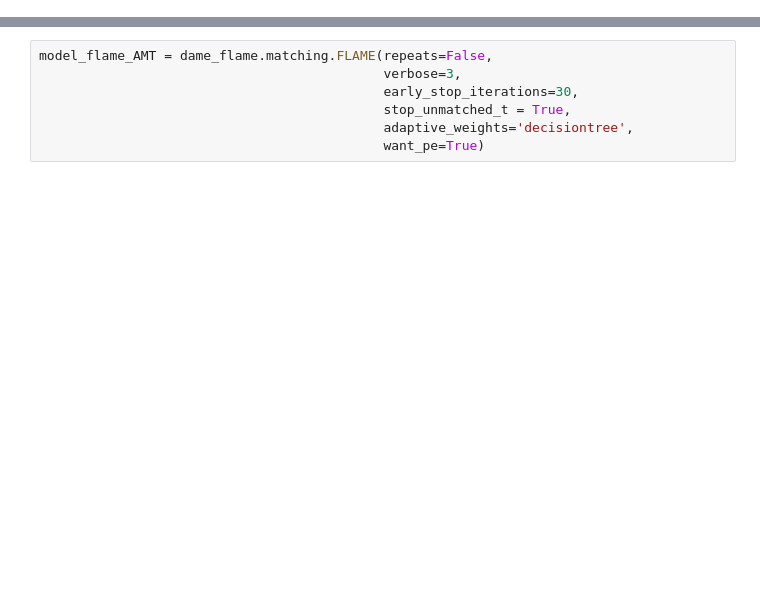
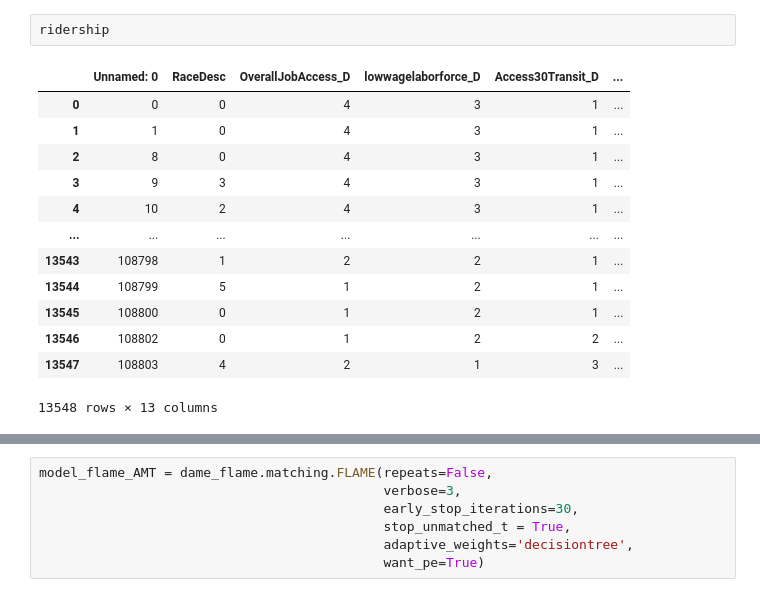
Before and after one commit to albertyusun/cisil-causal-inference, a Jupyter notebook: FLAMESAP-ridership.ipynb, the cells around one changed output, grey strips where cells are left out. Saved outputs shown, nothing was run; the diff lists cells and outputs as text; blank space fills up the shorter version.

```diff
--- a/FLAMESAP-ridership.ipynb
+++ b/FLAMESAP-ridership.ipynb
@@ -22 +44,17 @@ import matplotlib.pyplot as plt
+# %%
+ridership
+# %% [output]
+|  | Unnamed: 0 | RaceDesc | OverallJobAccess_D | lowwagelaborforce_D | Access30Transit_D | ... |
+| 0 | 0 | 0 | 4 | 3 | 1 | ... |
+| 1 | 1 | 0 | 4 | 3 | 1 | ... |
+| 2 | 8 | 0 | 4 | 3 | 1 | ... |
+| 3 | 9 | 3 | 4 | 3 | 1 | ... |
+| 4 | 10 | 2 | 4 | 3 | 1 | ... |
+| ... | ... | ... | ... | ... | ... | ... |
+| 13543 | 108798 | 1 | 2 | 2 | 1 | ... |
+| 13544 | 108799 | 5 | 1 | 2 | 1 | ... |
+| 13545 | 108800 | 0 | 1 | 2 | 1 | ... |
+| 13546 | 108802 | 0 | 1 | 2 | 2 | ... |
+| 13547 | 108803 | 4 | 2 | 1 | 3 | ... |
+13548 rows × 13 columns
 # %%
```
Also changed, not shown: parts of 51 cells of this notebook.
